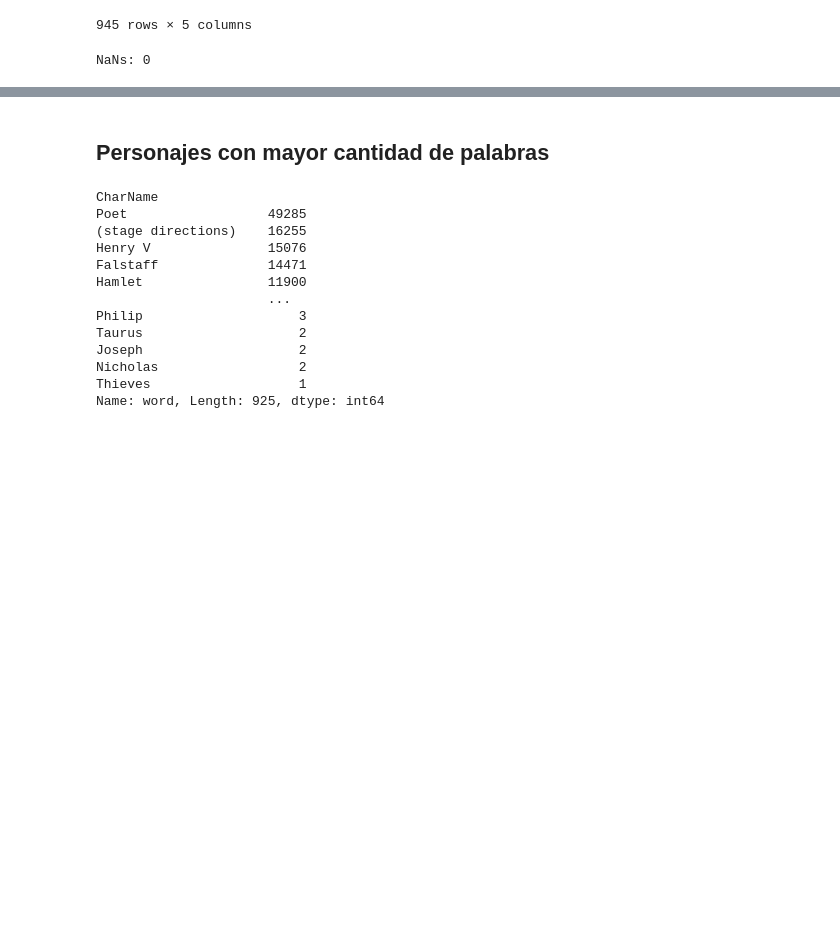
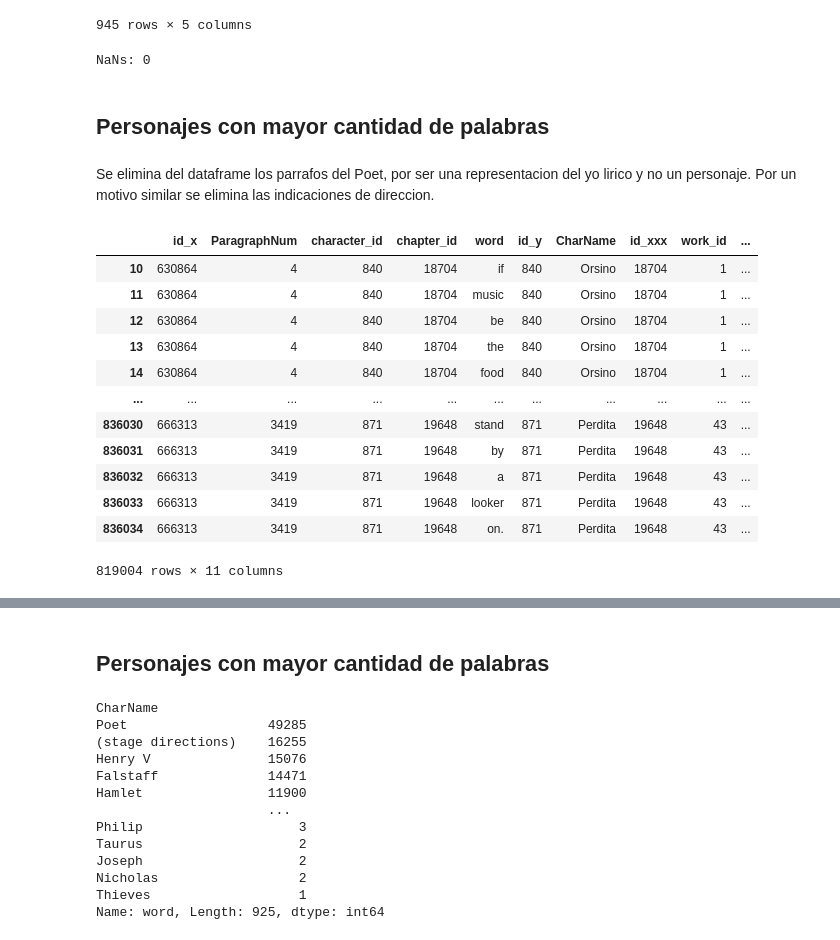
Before and after one commit to lupish/introcd_grupo_17, a Jupyter notebook: Tarea_1/shakespeare_propuesta.ipynb, the cells around one changed output, grey strips where cells are left out. Cells and saved outputs as stored; diff of their text form; code cells hidden in the pictures; blank space fills up the shorter version.

```diff
--- a/Tarea_1/shakespeare_propuesta.ipynb
+++ b/Tarea_1/shakespeare_propuesta.ipynb
@@ -253,3 +253,5 @@ count_chapters_desc_na = df_chapters['Description'].isna().sum()
 print ('NaNs: ' + str(count_chapters_desc_na))
 # %% [output]
 NaNs: 0
+# %% [markdown]
+## Personajes con mayor cantidad de palabras
@@ -255,0 +265,20 @@ NaNs: 0
+# %% [markdown]
+Se elimina del dataframe los parrafos del Poet, por ser una representacion del yo lirico y no un personaje. Por un motivo similar se elimina las indicaciones de direccion.
+# %%
+df_paragraphs_characters=df_paragraphs_characters[df_paragraphs_characters['CharName'] != 'Poet']
+df_paragraphs_characters=df_paragraphs_characters[df_paragraphs_characters['CharName'] != '(stage directions)']
+df_paragraphs_characters
+# %% [output]
+|  | id_x | ParagraphNum | character_id | chapter_id | word | id_y | CharName | id_xxx | work_id | ... |
+| 10 | 630864 | 4 | 840 | 18704 | if | 840 | Orsino | 18704 | 1 | ... |
+| 11 | 630864 | 4 | 840 | 18704 | music | 840 | Orsino | 18704 | 1 | ... |
+| 12 | 630864 | 4 | 840 | 18704 | be | 840 | Orsino | 18704 | 1 | ... |
+| 13 | 630864 | 4 | 840 | 18704 | the | 840 | Orsino | 18704 | 1 | ... |
+| 14 | 630864 | 4 | 840 | 18704 | food | 840 | Orsino | 18704 | 1 | ... |
+| ... | ... | ... | ... | ... | ... | ... | ... | ... | ... | ... |
+| 836030 | 666313 | 3419 | 871 | 19648 | stand | 871 | Perdita | 19648 | 43 | ... |
+| 836031 | 666313 | 3419 | 871 | 19648 | by | 871 | Perdita | 19648 | 43 | ... |
+| 836032 | 666313 | 3419 | 871 | 19648 | a | 871 | Perdita | 19648 | 43 | ... |
+| 836033 | 666313 | 3419 | 871 | 19648 | looker | 871 | Perdita | 19648 | 43 | ... |
+| 836034 | 666313 | 3419 | 871 | 19648 | on. | 871 | Perdita | 19648 | 43 | ... |
+819004 rows × 11 columns
```
Also changed, not shown: parts of 4 cells of this notebook.
